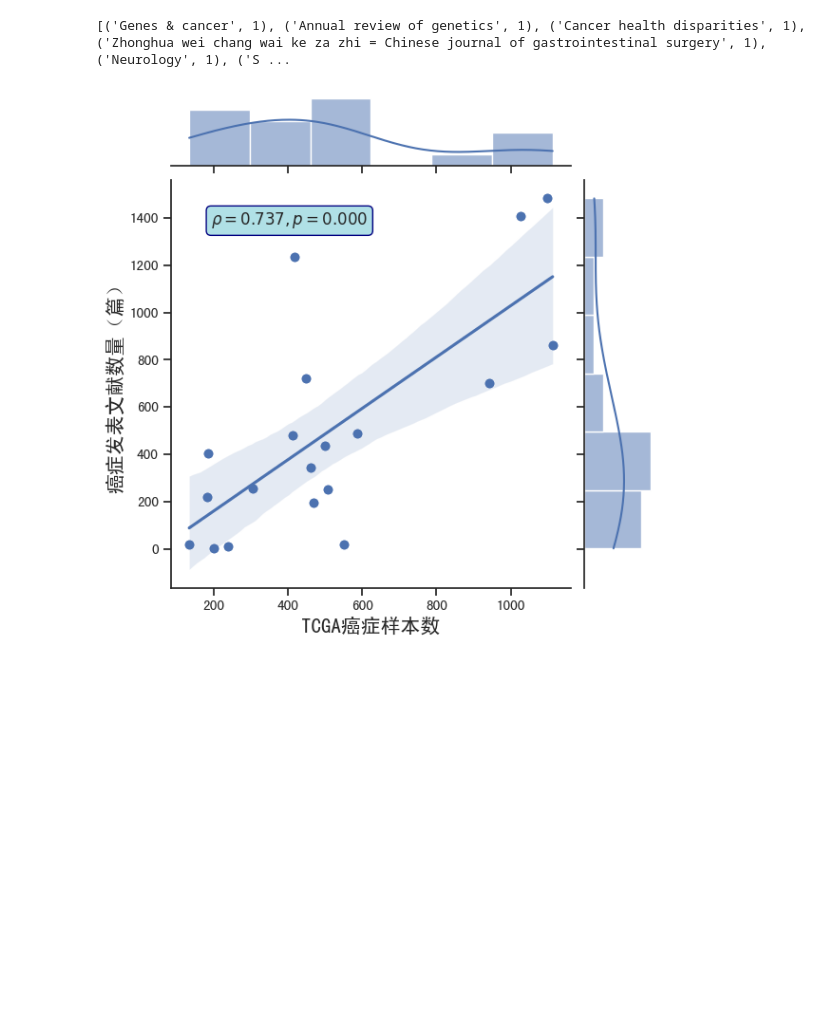
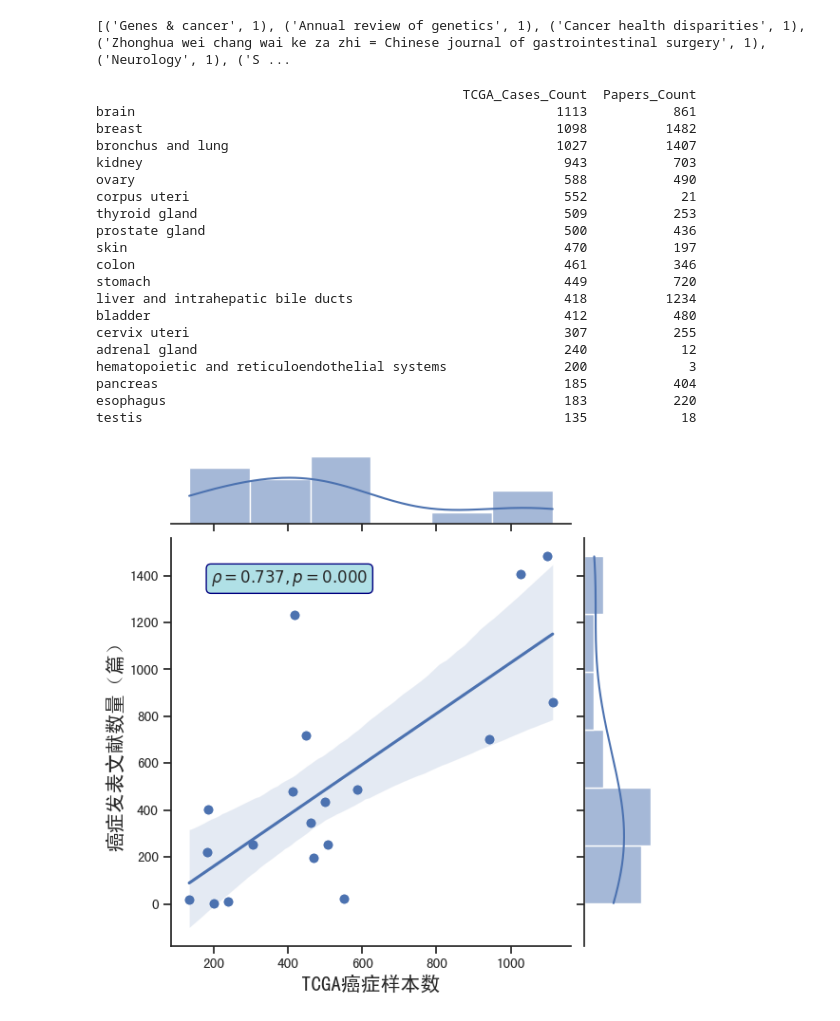
Before and after one commit to SleepyCelery/PubMedMiner, a Jupyter notebook: analysis.ipynb, the cells around one changed output. Saved outputs shown, nothing was run; the diff lists cells and outputs as text; code cells hidden in the pictures; blank space fills up the shorter version.

```diff
--- a/analysis.ipynb
+++ b/analysis.ipynb
@@ -133,34 +134,55 @@ tcga_mesh = {
     'corpus uteri': ['Uterine Neoplasms'],
     'thyroid gland': ['Thyroid Neoplasms'],
     'prostate gland': ['Prostatic Neoplasms'],
     'skin': ['Skin Neoplasms'],
     'colon': ['Colonic Neoplasms'],
     'stomach': ['Stomach Neoplasms'],
     'liver and intrahepatic bile ducts': ['Liver Neoplasms', 'Bile Ducts, Intrahepatic'],
     'bladder': ['Urinary Bladder Neoplasms'],
     'cervix uteri': ['Uterine Cervical Neoplasms'],
     'adrenal gland': ['Adrenal Gland Neoplasms'],
     'hematopoietic and reticuloendothelial systems': ['Hematologic Neoplasms'],
     'pancreas': ['Pancreatic Neoplasms'],
     'esophagus': ['Esophageal Neoplasms'],
     'testis': ['Testicular Neoplasms']
 }
 paper_count = {}
 for key, value in tcga_mesh.items():
     paper_count[key] = len(f.filter_mesh(f.record_items, value))
 paper_cases_df = pd.DataFrame(index=list(tcga_cases_count.keys()), data={
-    'TCGA_Cases': list(tcga_cases_count.values()),
-    'Paper_Count': list(paper_count.values())
+    'TCGA_Cases_Count': list(tcga_cases_count.values()),
+    'Papers_Count': list(paper_count.values())
 })
-g = sns.jointplot(x='TCGA_Cases', y='Paper_Count', data=paper_cases_df,kind = 'reg')
+print(paper_cases_df)
+g = sns.jointplot(x='TCGA_Cases_Count', y='Papers_Count', data=paper_cases_df, kind='reg')
 r, p = pearsonr(list(tcga_cases_count.values()), list(paper_count.values()))
 g.ax_joint.annotate(f'$\\rho = {r:.3f}, p = {p:.3f}$',
                     xy=(0.1, 0.9), xycoords='axes fraction',
                     ha='left', va='center',
                     bbox={'boxstyle': 'round', 'fc': 'powderblue', 'ec': 'navy'})
 g.ax_joint.scatter(list(tcga_cases_count.values()), list(paper_count.values()))
 g.set_axis_labels(xlabel='a', ylabel='b', size=15)
 g.set_axis_labels("TCGA癌症样本数", "癌症发表文献数量（篇）")
 plt.show()
 # %% [output]
+                                               TCGA_Cases_Count  Papers_Count
+brain                                                      1113           861
+breast                                                     1098          1482
+bronchus and lung                                          1027          1407
+kidney                                                      943           703
+ovary                                                       588           490
+corpus uteri                                                552            21
+thyroid gland                                               509           253
+prostate gland                                              500           436
+skin                                                        470           197
+colon                                                       461           346
+stomach                                                     449           720
+liver and intrahepatic bile ducts                           418          1234
+bladder                                                     412           480
+cervix uteri                                                307           255
+adrenal gland                                               240            12
+hematopoietic and reticuloendothelial systems               200             3
+pancreas                                                    185           404
+esophagus                                                   183           220
+testis                                                      135            18
-[figure, old version]
+[figure, new version]
```
Also changed, not shown: parts of 2 cells of this notebook, 20 other files.
